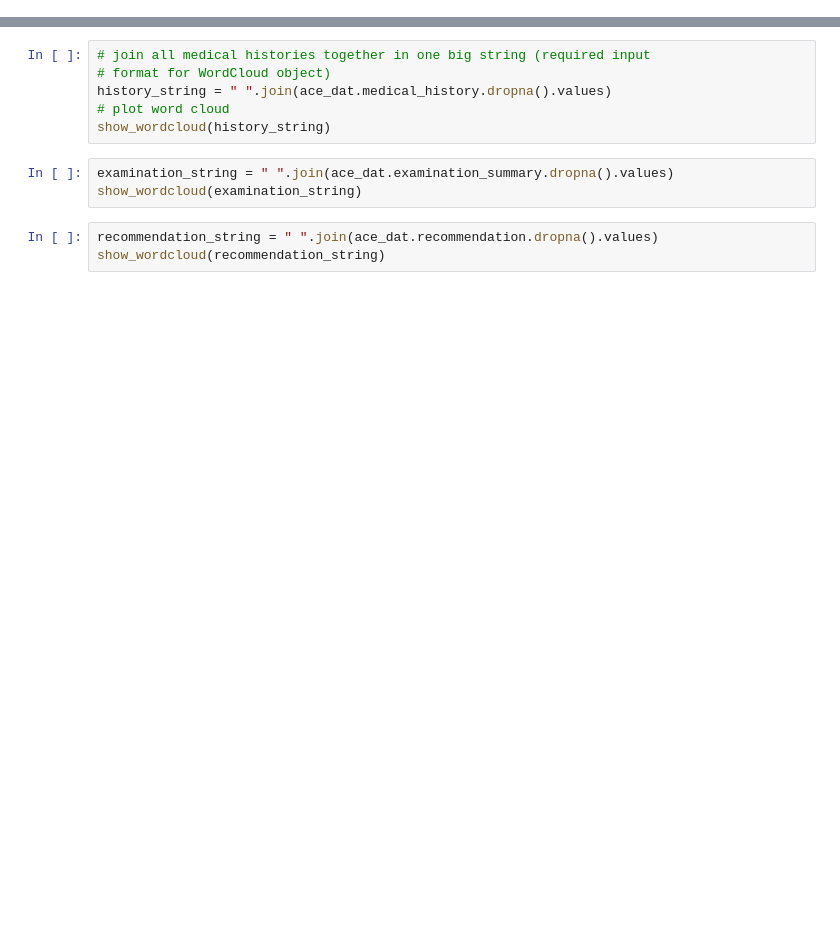
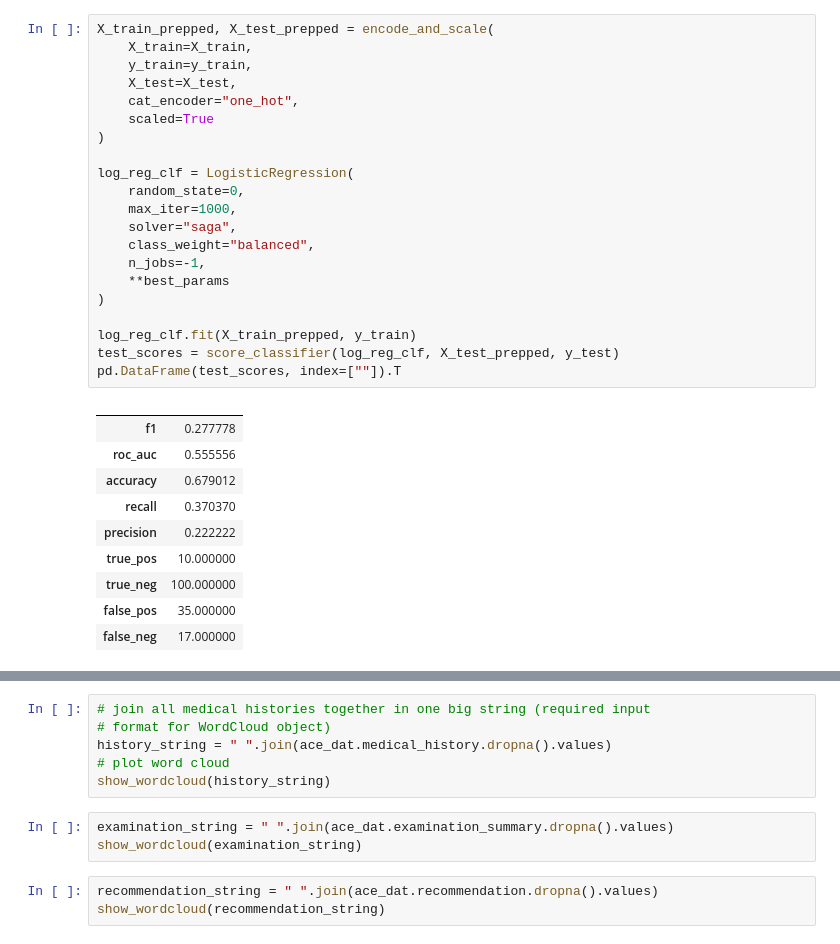
Before and after one commit to btcooper22/ace_project, a Jupyter notebook: exploration/text_analysis.ipynb, the cells around one changed output, grey strips where cells are left out. Cells and saved outputs as stored; diff of their text form; blank space fills up the shorter version.

```diff
--- a/exploration/text_analysis.ipynb
+++ b/exploration/text_analysis.ipynb
@@ -200,0 +326,32 @@ print(80 * "=")
+# %%
+X_train_prepped, X_test_prepped = encode_and_scale(
+    X_train=X_train,
+    y_train=y_train,
+    X_test=X_test,
+    cat_encoder="one_hot",
+    scaled=True
+)
+
+log_reg_clf = LogisticRegression(
+    random_state=0,
+    max_iter=1000,
+    solver="saga",
+    class_weight="balanced",
+    n_jobs=-1,
+    **best_params
+)
+
+log_reg_clf.fit(X_train_prepped, y_train)
+test_scores = score_classifier(log_reg_clf, X_test_prepped, y_test)
+pd.DataFrame(test_scores, index=[""]).T
+# %% [output]
+|  |  |
+| f1 | 0.277778 |
+| roc_auc | 0.555556 |
+| accuracy | 0.679012 |
+| recall | 0.370370 |
+| precision | 0.222222 |
+| true_pos | 10.000000 |
+| true_neg | 100.000000 |
+| false_pos | 35.000000 |
+| false_neg | 17.000000 |
```
Also changed, not shown: parts of 23 cells of this notebook, 5 other files.
